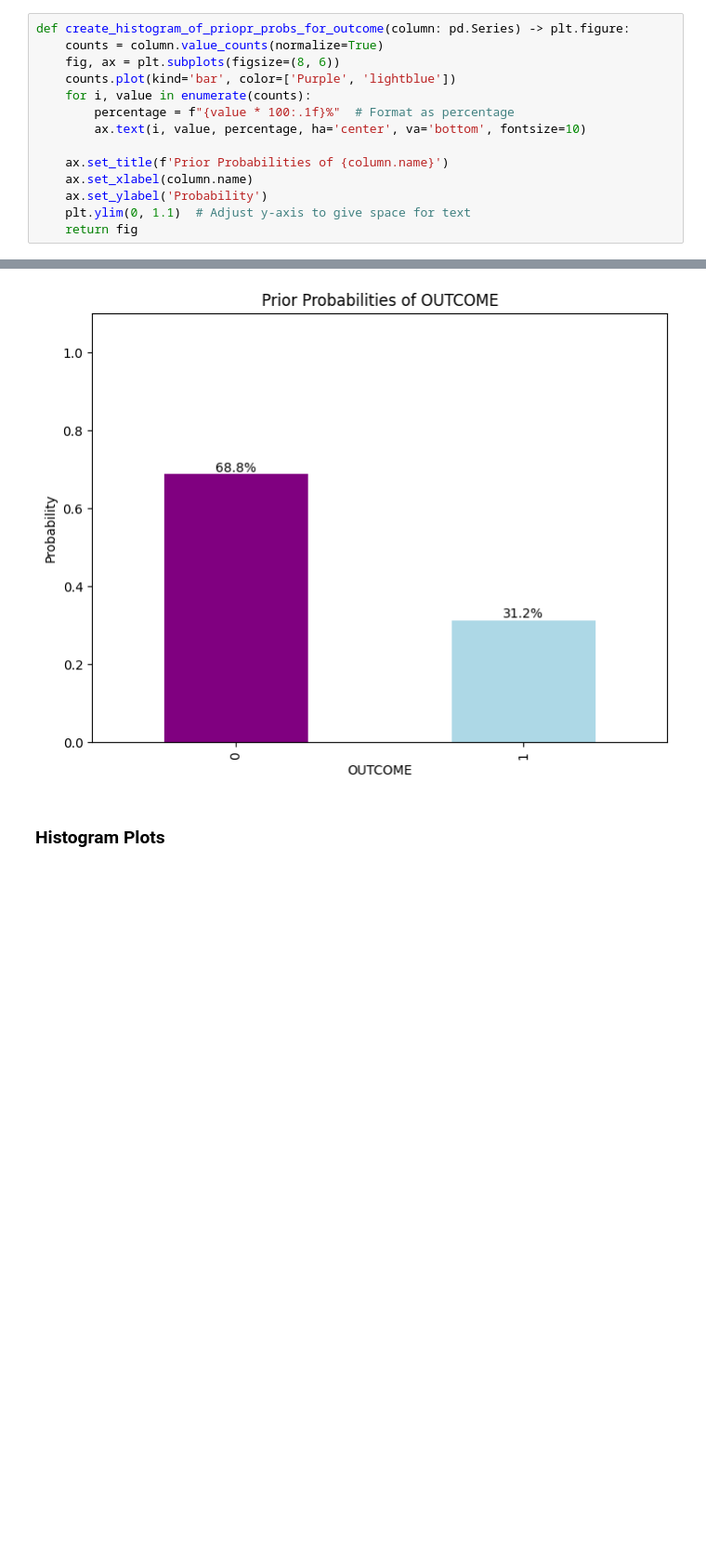
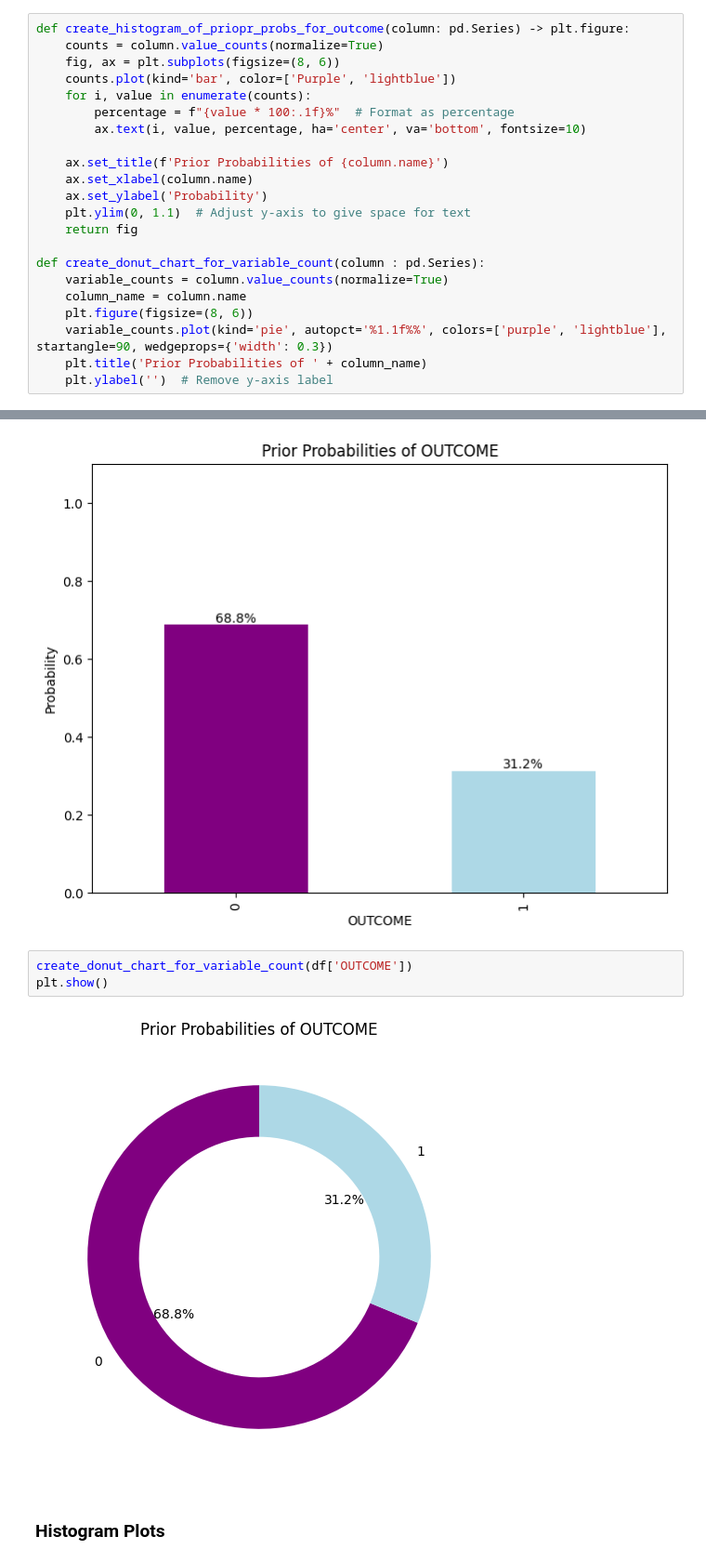
Before and after one commit to yonatan1golan/University, a Jupyter notebook: ml/part_a.ipynb, the cells around one changed output, grey strips where cells are left out. Shown at 93% size. Saved outputs shown, nothing was run; the diff lists cells and outputs as text; blank space fills up the shorter version.

```diff
--- a/ml/part_a.ipynb
+++ b/ml/part_a.ipynb
@@ -44,11 +43,24 @@ def create_histogram_of_priopr_probs_for_outcome(column: pd.Series) -> plt.figur
     ax.set_ylabel('Probability')
     plt.ylim(0, 1.1)  # Adjust y-axis to give space for text
     return fig
+
+def create_donut_chart_for_variable_count(column : pd.Series):
+    variable_counts = column.value_counts(normalize=True)
+    column_name = column.name
+    plt.figure(figsize=(8, 6))
+    variable_counts.plot(kind='pie', autopct='%1.1f%%', colors=['purple', 'lightblue'], startangle=90, wedgeprops={'width': 0.3})
+    plt.title('Prior Probabilities of ' + column_name)
+    plt.ylabel('')  # Remove y-axis label
 # %%
 histogram_of_prob_outcome = create_histogram_of_priopr_probs_for_outcome(df['OUTCOME'])
 plt.show()
 # %% [output]
 [figure]
+# %%
+create_donut_chart_for_variable_count(df['OUTCOME'])
+plt.show()
+# %% [output]
+[figure, added]
 # %% [markdown]
 ### Histogram Plots
 # %%
```
Also changed, not shown: parts of 7 cells of this notebook.
